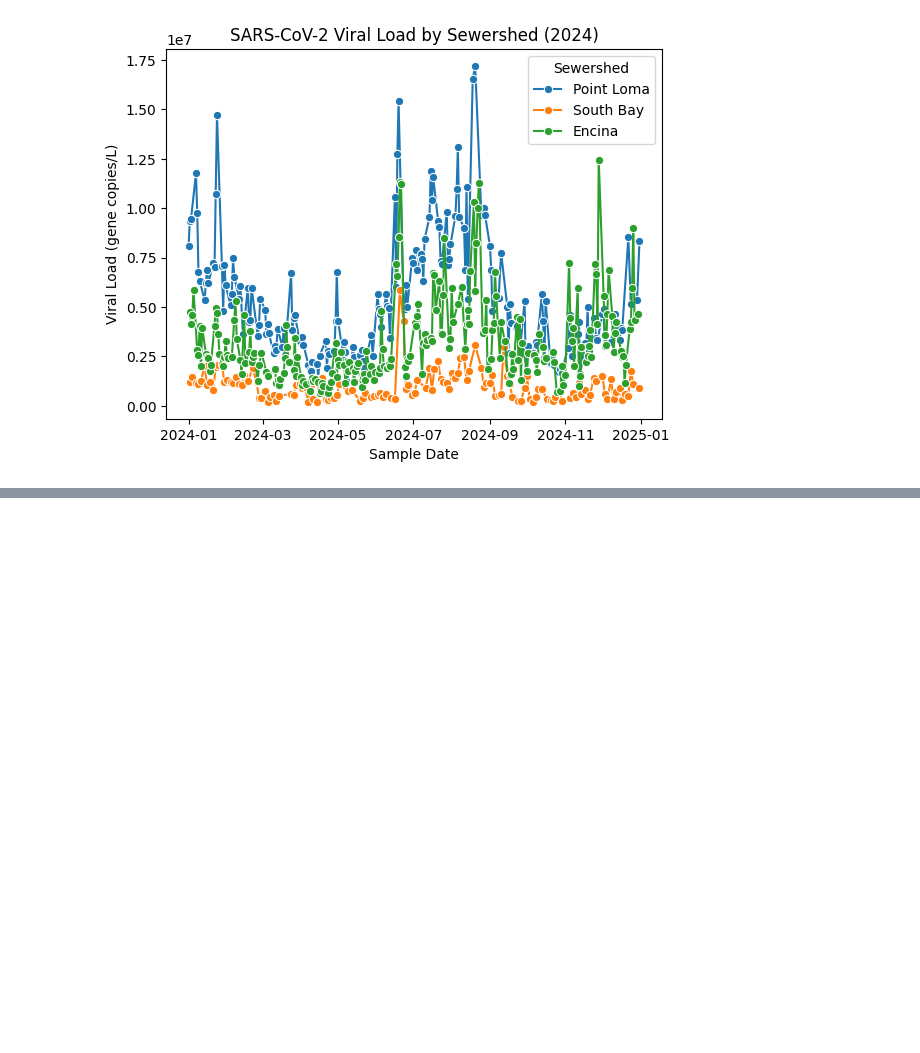
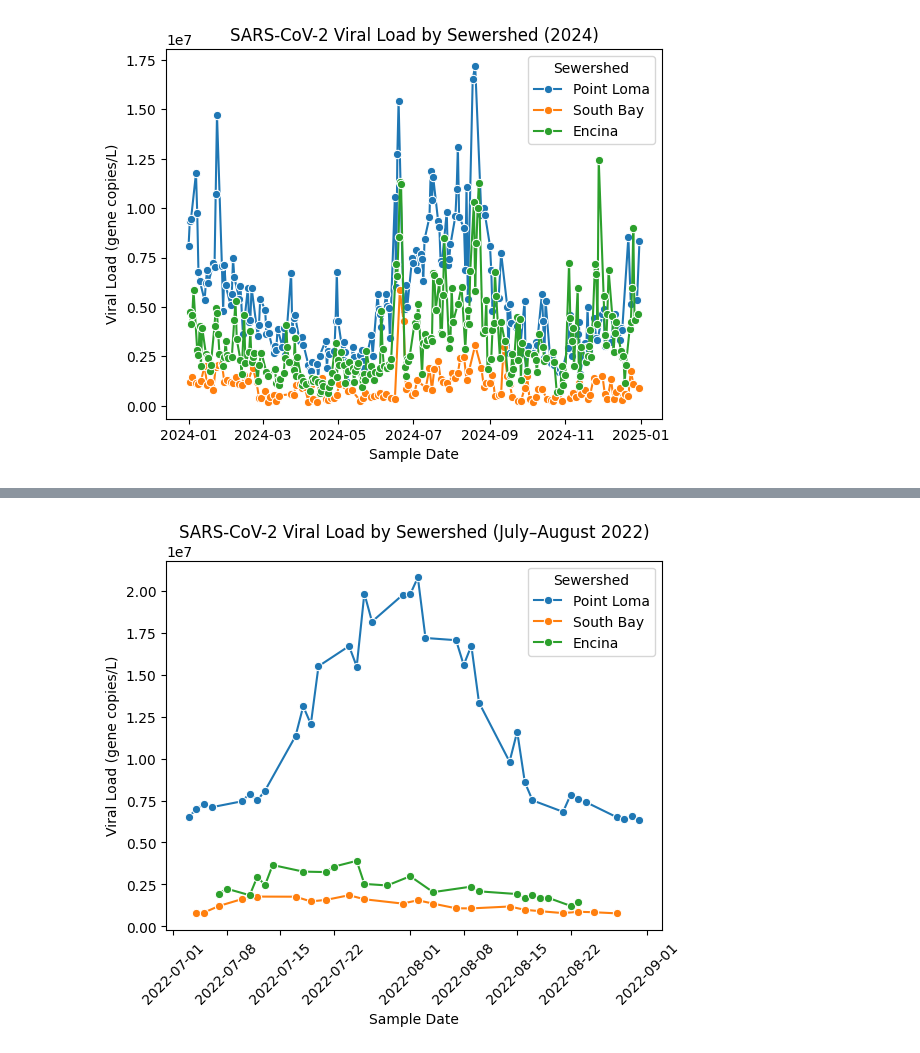
Before and after one commit to elizabethmurphy24/SRTI, a Jupyter notebook: plots.ipynb, the cells around one changed output, grey strips where cells are left out. Cells and saved outputs as stored; diff of their text form; code cells hidden in the pictures; blank space fills up the shorter version.

```diff
--- a/plots.ipynb
+++ b/plots.ipynb
@@ -93,0 +81,14 @@ plt.show()
+# %%
+# July–August 2022 (all sewersheds)
+julyaugust = (data["Sample_Date"] >= "2022-07-01") & (data["Sample_Date"] <= "2022-08-31")
+data_ja = data.loc[julyaugust]
+
+sns.lineplot(data=data_ja, x="Sample_Date", y="Mean viral gene copies/L", hue="Sewershed", marker="o")
+plt.title("SARS-CoV-2 Viral Load by Sewershed (July–August 2022)")
+plt.xlabel("Sample Date")
+plt.ylabel("Viral Load (gene copies/L)")
+plt.legend(title="Sewershed")
+plt.xticks(rotation=45)
+plt.show()
+# %% [output]
+[figure, added]
```
Also changed, not shown: parts of 5 cells of this notebook.
